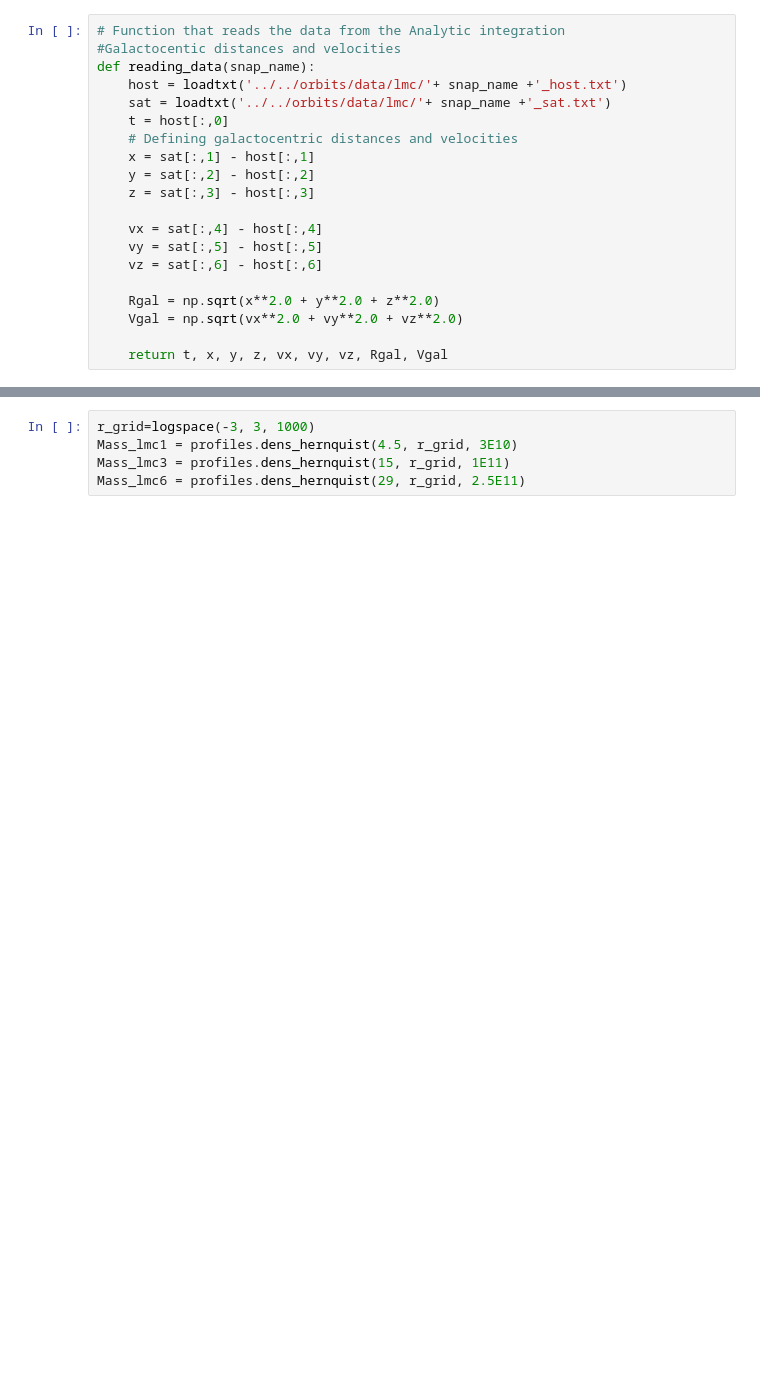
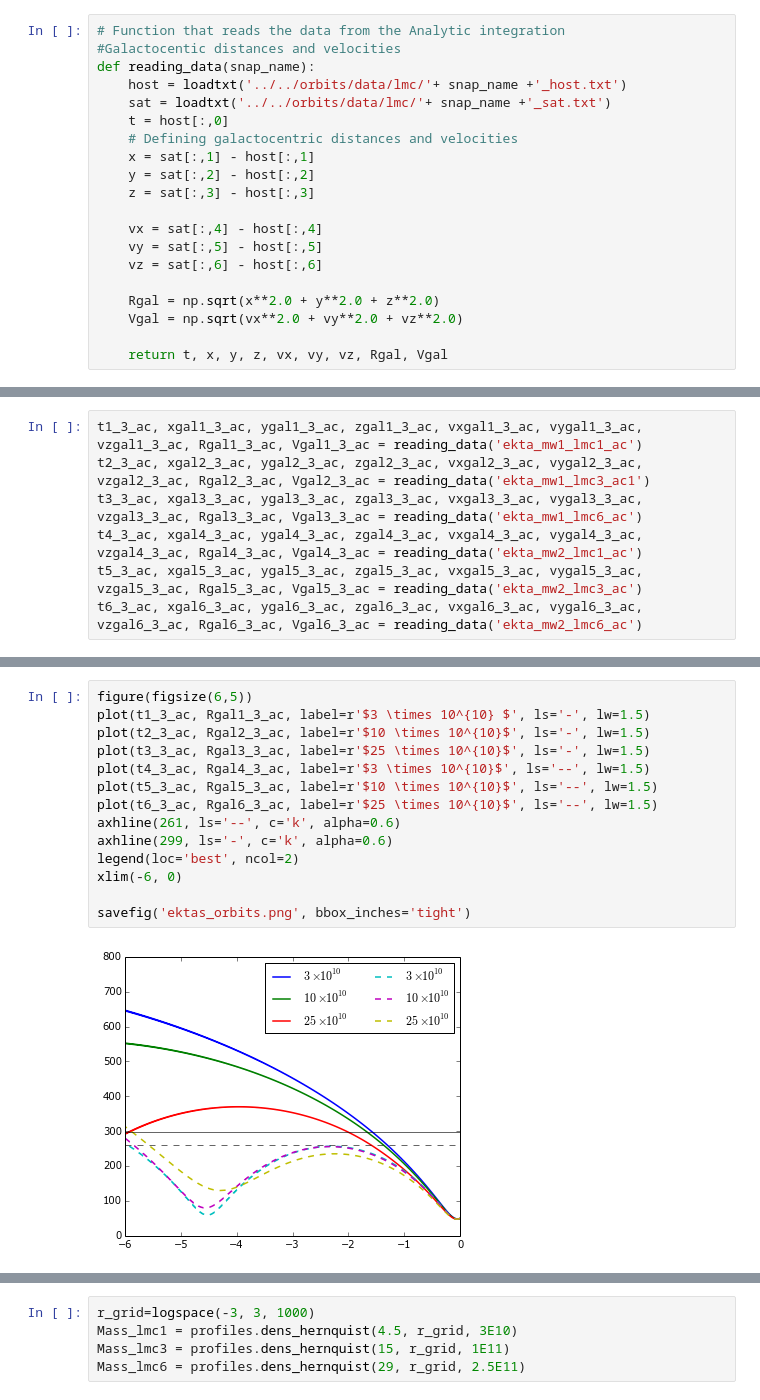
Before and after one commit to jngaravitoc/LMC-MW, a Jupyter notebook: code/df_models.ipynb, the cells around one changed output, grey strips where cells are left out. Cells and saved outputs as stored; diff of their text form; blank space fills up the shorter version.

Commit message:
VdM orbits

```diff
--- a/code/df_models.ipynb
+++ b/code/df_models.ipynb
@@ -24,0 +56,7 @@ def reading_data(snap_name):
+# %%
+t1_3_ac, xgal1_3_ac, ygal1_3_ac, zgal1_3_ac, vxgal1_3_ac, vygal1_3_ac, vzgal1_3_ac, Rgal1_3_ac, Vgal1_3_ac = reading_data('ekta_mw1_lmc1_ac')
+t2_3_ac, xgal2_3_ac, ygal2_3_ac, zgal2_3_ac, vxgal2_3_ac, vygal2_3_ac, vzgal2_3_ac, Rgal2_3_ac, Vgal2_3_ac = reading_data('ekta_mw1_lmc3_ac1')
+t3_3_ac, xgal3_3_ac, ygal3_3_ac, zgal3_3_ac, vxgal3_3_ac, vygal3_3_ac, vzgal3_3_ac, Rgal3_3_ac, Vgal3_3_ac = reading_data('ekta_mw1_lmc6_ac')
+t4_3_ac, xgal4_3_ac, ygal4_3_ac, zgal4_3_ac, vxgal4_3_ac, vygal4_3_ac, vzgal4_3_ac, Rgal4_3_ac, Vgal4_3_ac = reading_data('ekta_mw2_lmc1_ac')
+t5_3_ac, xgal5_3_ac, ygal5_3_ac, zgal5_3_ac, vxgal5_3_ac, vygal5_3_ac, vzgal5_3_ac, Rgal5_3_ac, Vgal5_3_ac = reading_data('ekta_mw2_lmc3_ac')
+t6_3_ac, xgal6_3_ac, ygal6_3_ac, zgal6_3_ac, vxgal6_3_ac, vygal6_3_ac, vzgal6_3_ac, Rgal6_3_ac, Vgal6_3_ac = reading_data('ekta_mw2_lmc6_ac')
@@ -25,3 +144,19 @@ def reading_data(snap_name):
+# %%
+figure(figsize(6,5))
+plot(t1_3_ac, Rgal1_3_ac, label=r'$3 \times 10^{10} $', ls='-', lw=1.5)
+plot(t2_3_ac, Rgal2_3_ac, label=r'$10 \times 10^{10}$', ls='-', lw=1.5)
+plot(t3_3_ac, Rgal3_3_ac, label=r'$25 \times 10^{10}$', ls='-', lw=1.5)
+plot(t4_3_ac, Rgal4_3_ac, label=r'$3 \times 10^{10}$', ls='--', lw=1.5)
+plot(t5_3_ac, Rgal5_3_ac, label=r'$10 \times 10^{10}$', ls='--', lw=1.5)
+plot(t6_3_ac, Rgal6_3_ac, label=r'$25 \times 10^{10}$', ls='--', lw=1.5)
+axhline(261, ls='--', c='k', alpha=0.6)
+axhline(299, ls='-', c='k', alpha=0.6)
+legend(loc='best', ncol=2)
+xlim(-6, 0)
+
+savefig('ektas_orbits.png', bbox_inches='tight')
+# %% [output]
+[figure, added]
 # %%
 tgal1, xgal1, ygal1, zgal1, vxgal1, vygal1, vzgal1, Rgal1, Vgal1 = reading_data('lmc1_Herndf_vdm_cl1')
 tgal2, xgal2, ygal2, zgal2, vxgal2, vygal2, vzgal2, Rgal2, Vgal2 = reading_data('lmc3_Herndf_vdm_cl1')
```
Also changed, not shown: parts of 18 cells of this notebook.
